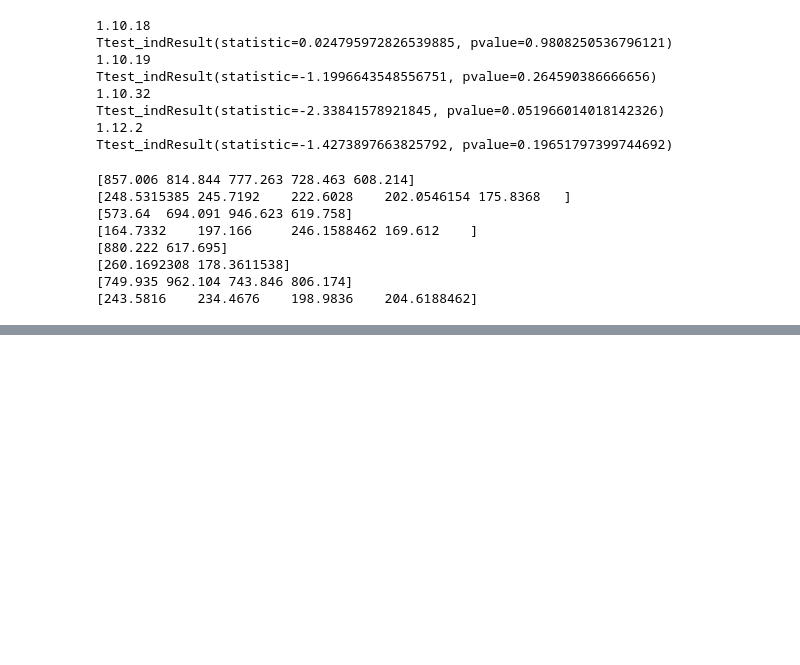
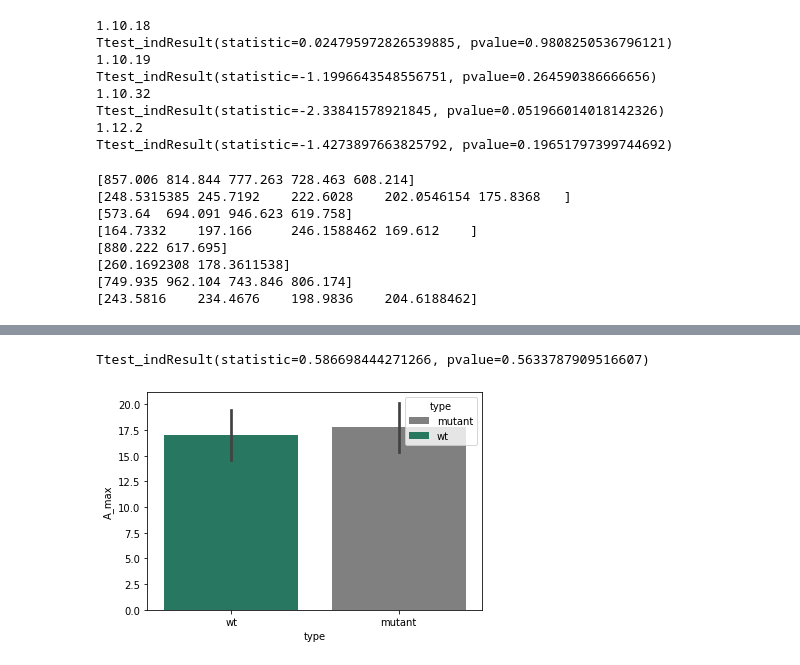
Before and after one commit to RonaCostello/Thesis, a Jupyter notebook: plots/chapter3_ACi_curves.ipynb, the cells around one changed output, grey strips where cells are left out. Cells and saved outputs as stored; diff of their text form; code cells hidden in the pictures; blank space fills up the shorter version.

```diff
--- a/plots/chapter3_ACi_curves.ipynb
+++ b/plots/chapter3_ACi_curves.ipynb
@@ -311,0 +342,16 @@ for line in ['1.10.18', '1.10.19', '1.10.32', '1.12.2']:
+# %%
+# Test for significant difference in Amax between all mutants and wild-type
+
+t_test = stats.ttest_ind(grouped_df[(grouped_df['type'] == 'mutant')]['A_max'].to_list(),
+                         grouped_df[(grouped_df['line'] == 'wt')]['A_max'].to_list(),
+                         equal_var=True)
+print(t_test)
+# %% [output]
+Ttest_indResult(statistic=0.586698444271266, pvalue=0.5633787909516607)
+# %%
+# Corresponding plot
+colours = ['gray', '#009E73']
+ax = sns.barplot(x="type", y='A_max', hue="type", data=grouped_df, dodge=False, ci='sd', palette=colours, saturation=0.5,
+            order=['wt', 'mutant'])
+# %% [output]
+[figure, added]
```
Also changed, not shown: parts of 4 cells of this notebook.
